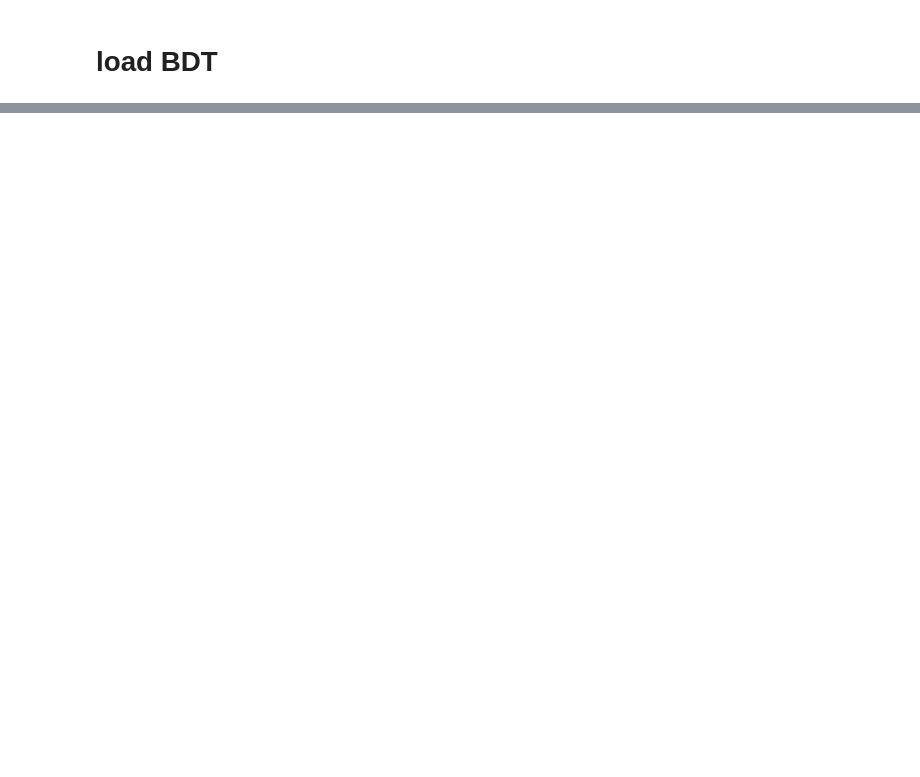
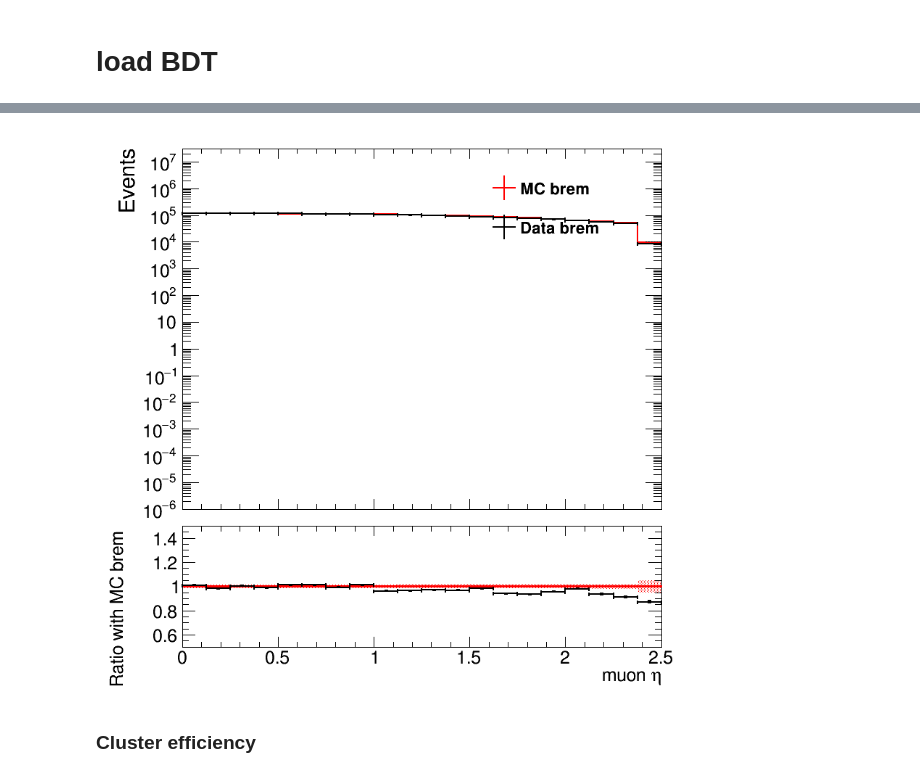
Before and after one commit to cms-lpc-llp/delayed_jet_analyzer, a Jupyter notebook: plot_scripts/MuonSystem_Analysis/MuonSystem_plots-DataMC_BDTvar.ipynb, the cells around one changed output, grey strips where cells are left out. Cells and saved outputs as stored; diff of their text form; code cells hidden in the pictures; blank space fills up the shorter version.

```diff
--- a/plot_scripts/MuonSystem_Analysis/MuonSystem_plots-DataMC_BDTvar.ipynb
+++ b/plot_scripts/MuonSystem_Analysis/MuonSystem_plots-DataMC_BDTvar.ipynb
@@ -1,6 +1,5 @@
 # %%
 # compare the data/mc for cluster shape/position, variables used for BDT training
-# to make sure the bdt is not just learning about the difference between data/mc
 
 import ROOT as rt
 # import root_numpy as rtnp
@@ -13,14 +12,12 @@ import uproot
 import awkward
 import numpy as np
 import time
-import numba
-from numba import jit
 from matplotlib import pyplot as plt
 sys.path.append('/storage/user/christiw/gpu/christiw/llp/delayed_jet_analyzer/lib/')
 from histo_utilities import create_TH1D, create_TH2D, std_color_list, make_ratio_plot
-
+import os
 import CMS_lumi, tdrstyle
-tdrstyle.setTDRStyle()
+a = tdrstyle.setTDRStyle()
 CMS_lumi.writeExtraText = 0
 
 wH = 1
@@ -116,0 +262,67 @@ bdt_cut = 0.50882477
+# %%
+############ PLOTTING #########
+import os
+h = {}
+
+var = [ZMass, ZMass, ZPt, lepPt, lepE, lepEta]
+title = ['Dimuon mass [GeV]','Dimuon mass [GeV]', 'Z p_{T} [GeV]', 'muon pT [GeV]', 'muon E [GeV]', 'muon #eta']
+
+bins = [ [40,int(m1),int(m2)],[25,50,120],  list(np.arange(0,300,25))+[300, 350, 400,500,800], list(np.arange(0,300,25))+[300, 350, 400,500,800], list(np.arange(0,500,50))+[500,575, 650, 725,800,900,1000]+[1200, 1600, 2000], [20,0.0,2.5],]
+# bins = [ [40,int(m1),int(m2)],[25,50,120], list(np.arange(0,300,25))+[300, 350, 400,500,800], [50,0,2000], [20,0.0,2.5],]
+
+
+reweight = False
+
+names = ['ZMass', 'ZMass50_120','ZPt', 'cscRechitCluster2IsoMuonVetoPt', 'cscRechitCluster2IsoMuonVetoE', 'cscRechitCluster2IsoMuonVetoEta']
+assert(len(var) == len(title) == len(names) == len(bins) )
+dir_name = '/storage/user/christiw/gpu/christiw/llp/delayed_jet_analyzer/plots/MuonSystem_Analysis/MCData_shape_comparison_SingleMuon_year'+year+\
+'_norm'+str(norm)+'_'+ver+sig_ver
+print(dir_name)
+if tag_probe: dir_name+="_tag_probe"
+dir_name += '/'
+if not os.path.isdir(dir_name):os.makedirs(dir_name)
+keys = ['data', 'dy_'+m1+'_'+m2]
+for j, v in enumerate(var):
+    if int(m1) >= 120 and j == 1:continue
+#     if not j == 4:continue
+    for i,k in enumerate(keys):
+        total_weight = weight[k]*pileupWeight[k]*mc_corr_weight[k]
+        if k[:2] == 'dy': total_weight *= lepOverallSF[k]
+        print(len(total_weight), len(var[j][k]))
+        if reweight:
+            h_reweight = {}
+            h_reweight['mc_reweight'] = create_TH1D( np.abs(ZPt[k]), axis_title=['ZPt', 'Events'], name=k, binning=bins[2], weights = total_weight)
+            h_reweight['data_reweight'] = create_TH1D( np.abs(ZPt['data']), axis_title=['ZPt', 'Events'], name='data', binning=bins[2], weights = weight['data']*pileupWeight['data']*mc_corr_weight['data'])
+            h_reweight['data_reweight'].Divide(h_reweight['mc_reweight'])
+            reweight = []
+            for m in range(len(ZPt[k])):
+                reweight.append(h_reweight['data_reweight'].GetBinContent(h_reweight['data_reweight'].GetXaxis().FindFixBin(np.abs(ZPt[k])[m])))
+            total_weight *= reweight
+        cond = ZMass[k]>=0
+        h[k] = create_TH1D( np.abs(var[j][k][cond].flatten()), axis_title=[title[j], 'Events'], name=k, binning=bins[j], weights = total_weight[cond])
+
+        print(k, h[k].Integral(), np.sum(total_weight))
+
+        h[k].SetLineColor(std_color_list[i])
+    print(names[j], h[keys[0]].Integral()*1.0/h[keys[1]].Integral())
+
+
+    c = make_ratio_plot([h[keys[1]],h[keys[0]]], fit = False, logy=False, in_tags = ["MC brem","Data brem"], ratio_bounds = [0.5,1.5], draw_opt = ['E2','E1'])
+    c.Draw()
+    if reweight:
+        c.SaveAs(dir_name+names[j]+'_Zmass'+m1+'_'+m2+'_muon'+str(muonPt)+'_norm'+str(norm)+'_ZptReweight.png')
+        c.SaveAs(dir_name+names[j]+'_Zmass'+m1+'_'+m2+'_muon'+str(muonPt)+'_norm'+str(norm)+'_ZptReweight.C')
+    else:
+        c.SaveAs(dir_name+names[j]+'_Zmass'+m1+'_'+m2+'_muon'+str(muonPt)+'_norm'+str(norm)+'.png')
+        c.SaveAs(dir_name+names[j]+'_Zmass'+m1+'_'+m2+'_muon'+str(muonPt)+'_norm'+str(norm)+'.C')
+    c_log = make_ratio_plot([h[keys[1]],h[keys[0]]], fit = False, logy=True, in_tags = ["MC brem","Data brem"], ratio_bounds = [0.5,1.5], draw_opt = ['E2','E1'])
+    c_log.Draw()
+    if reweight:
+        c_log.SaveAs(dir_name+names[j]+'_Zmass'+m1+'_'+m2+'_muon'+str(muonPt)+'_norm'+str(norm)+'_ZptReweight_log.png')
+        c_log.SaveAs(dir_name+names[j]+'_Zmass'+m1+'_'+m2+'_muon'+str(muonPt)+'_norm'+str(norm)+'_ZptReweight_log.C')
+    else:
+        c_log.SaveAs(dir_name+names[j]+'_Zmass'+m1+'_'+m2+'_muon'+str(muonPt)+'_norm'+str(norm)+'_log.png')
+        c_log.SaveAs(dir_name+names[j]+'_Zmass'+m1+'_'+m2+'_muon'+str(muonPt)+'_norm'+str(norm)+'_log.C')
+# for i in range(74):
+#     print(i+1, h[keys[0]].GetBinCenter(i+1), h[keys[0]].GetBinContent(i+1)/h[keys[1]].GetBinContent(i+1))
+# %% [output]
@@ -116,0 +363 @@ bdt_cut = 0.50882477
+[figure, added]
@@ -116,0 +369,2 @@ bdt_cut = 0.50882477
+# %% [markdown]
+### Cluster efficiency
```
Also changed, not shown: parts of 42 cells of this notebook, 28 other files.
